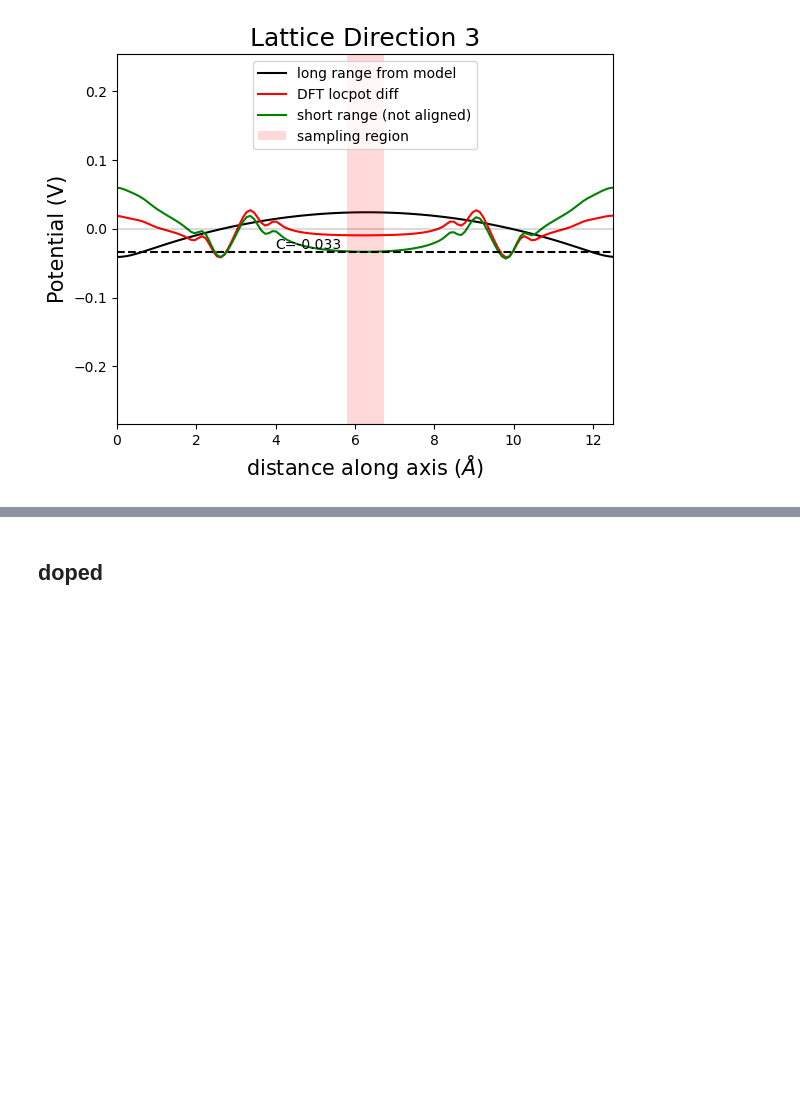
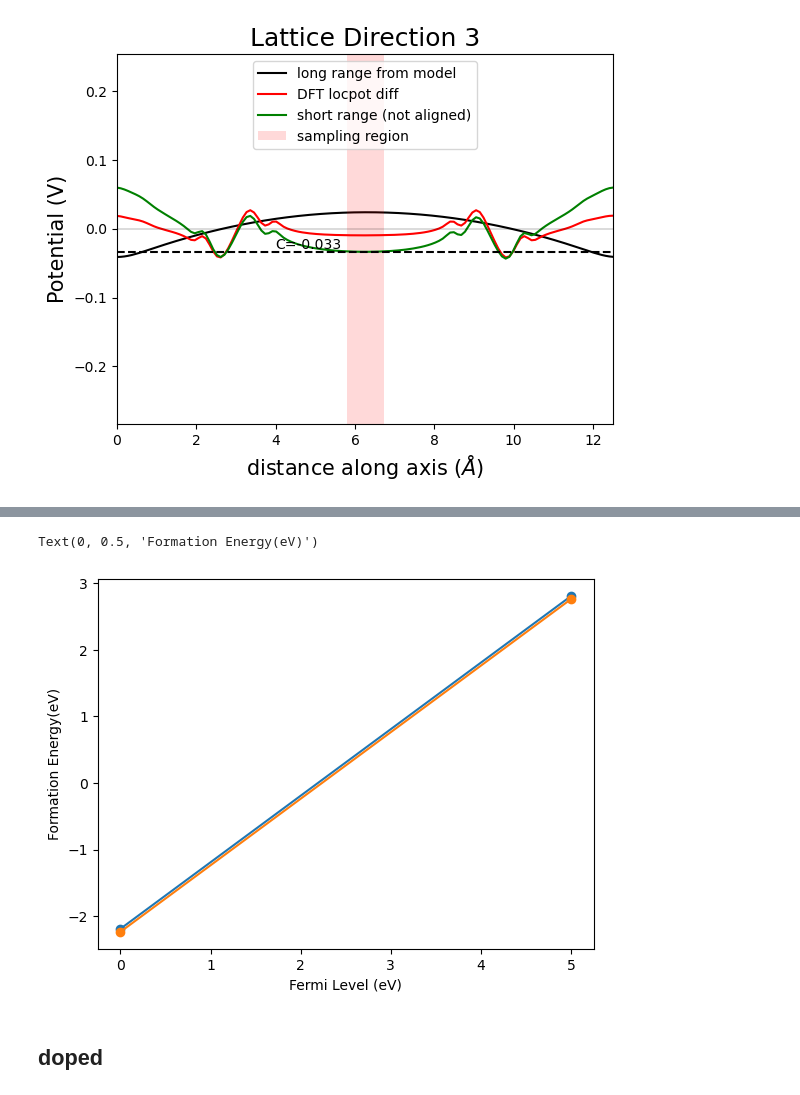
Before and after one commit to Walser52/JHaRoo, a Jupyter notebook: scripts/study/parsepw.ipynb, the cells around one changed output, grey strips where cells are left out. Cells and saved outputs as stored; diff of their text form; code cells hidden in the pictures; blank space fills up the shorter version.

```diff
--- a/scripts/study/parsepw.ipynb
+++ b/scripts/study/parsepw.ipynb
@@ -26,7 +11,8 @@ np.float64(-4.08)
 # %%
 if True:
     import sys
-    sys.path.append("/home/fes33/Documents/GIK - R&D/Personal - Papers and Reports/--Libraries/abinit/jhr/src/pymatgen-analysis-defects/")
+    sys.path.append("/home/fes33/Documents/GIK - R&D/Personal - Papers and Reports/--Cloned/pymatgen-analysis-defects/")
+    sys.path.append("/home/fes33/Documents/GIK - R&D/Personal - Papers and Reports/--Cloned/doped")
     # ------------------------
 
     import warnings
@@ -42,7 +28,7 @@ if True:
     from pymatgen.analysis.defects.core import Substitution
     from pymatgen.core import PeriodicSite, Species, Structure
 
-    directory = "/home/fes33/Documents/GIK - R&D/Personal - Papers and Reports/--Libraries/abinit/jhr/src/pymatgen-analysis-defects/tests/test_files"
+    directory = "/home/fes33/Documents/GIK - R&D/Personal - Papers and Reports/--Cloned/pymatgen-analysis-defects/tests/test_files/"
     #directory = "/home/fes33/Documents/Temp/Mg_Ga"
 
     TEST_FILES = Path(directory)
@@ -102,9 +88,10 @@ if 'imports':
     from pymatgen.io.espresso.outputs import PWxml
 
 
+
     import warnings
     from monty.serialization import loadfn, dumpfn
-    # from pymatgen.analysis.defects.thermo import FormationEnergyDiagram
+    #from pymatgen.analysis.defects.thermo import FormationEnergyDiagram
     from jhr.dev.defect.thermo import FormationEnergyDiagram
     from pymatgen.io.vasp import Vasprun
 
@@ -115,7 +102,7 @@ if 'imports':
     from pymatgen.analysis.defects.core import Substitution
     from pymatgen.core import PeriodicSite, Species, Structure
 
-    #directory = "/home/fes33/Documents/GIK - R&D/Personal - Papers and Reports/--Libraries/abinit/jhr/src/pymatgen-analysis-defects/tests/test_files"
+    # #directory = "/home/fes33/Documents/GIK - R&D/Personal - Papers and Reports/--Libraries/abinit/jhr/src/pymatgen-analysis-defects/tests/test_files"
     directory = "/home/fes33/Documents/Temp/"
 
     TEST_FILES = Path(directory)
@@ -134,6 +121,7 @@ defect_periodic = PeriodicSite(
     lattice=pristine_struct.lattice
 )
 
+
 # instantiate the defect object
 defect = Substitution(structure=pristine_struct, site=defect_periodic)
 
@@ -143,17 +131,18 @@ sc_dir = TEST_FILES / "Mg_Ga"
 download = True
 if download:
     with MPRester(apikey) as mpr:
-        ents = mpr.get_entries_in_chemsys("Cs-Pb-I") # Query from MPRester
+        ents = mpr.get_entries_in_chemsys("Cs-Pb-I-Zn") # Query from MPRester
         dumpfn(ents, "ents.json", indent=2)
 else:
     ents = loadfn('ents.json')
 
-fed = FormationEnergyDiagram.with_directoriesQE(
+fed = FormationEnergyDiagram.with_directories_espresso(
     directory_map={
         "bulk": sc_dir / "bulk_sc",
         # 0: sc_dir / "q=0",
         # -1: sc_dir / "q=-1",
         1: sc_dir / "q=1",
+        2: sc_dir / "q=2",
     },
     defect=defect,
     pd_entries=ents,
@@ -265,3 +198,16 @@ class PWParse:
+# %%
+import numpy as np
+from matplotlib import pyplot as plt
+
+ts = np.array(fed.get_transitions(fed.chempot_limits[1], x_max=5))
+plt.plot(ts[:, 0], ts[:, 1], "-o")
+ts = np.array(fed.get_transitions(fed.chempot_limits[2], x_max=5))
+plt.plot(ts[:, 0], ts[:, 1], "-o")
+plt.xlabel("Fermi Level (eV)")
+plt.ylabel("Formation Energy(eV)")
+# %% [output]
+Text(0, 0.5, 'Formation Energy(eV)')
+[figure, added]
 # %% [markdown]
 ## doped
 # %%
```
Also changed, not shown: parts of 12 cells of this notebook, 9 other files.
